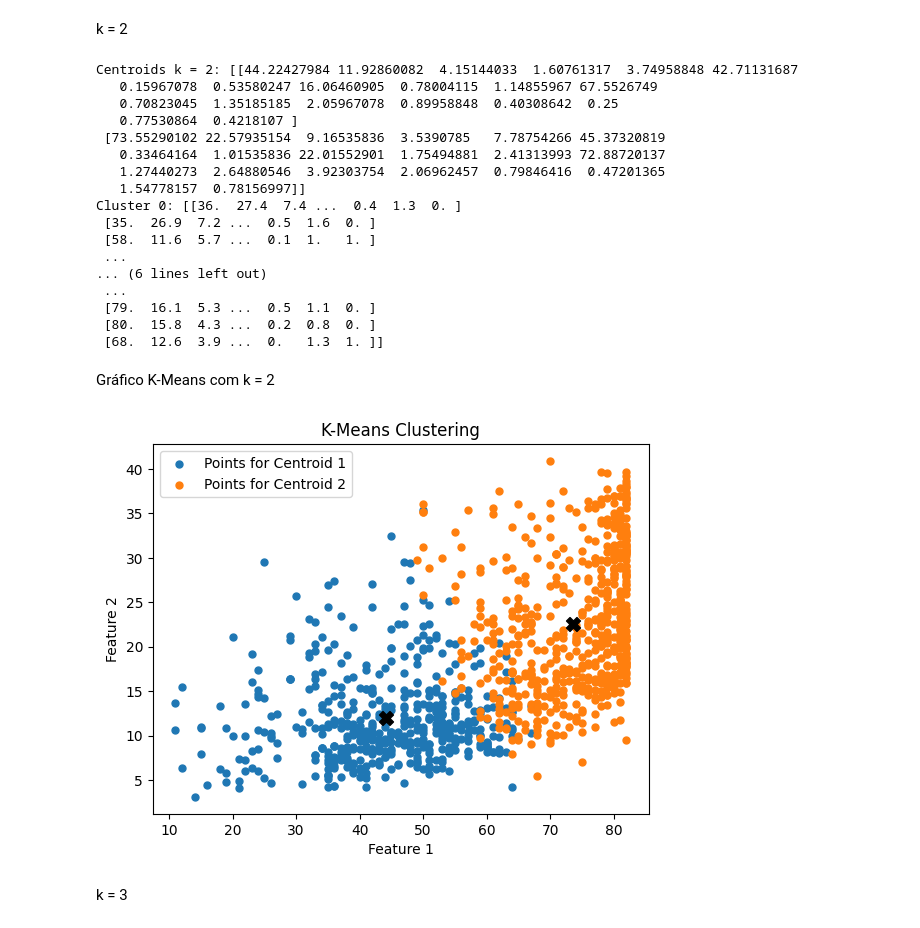
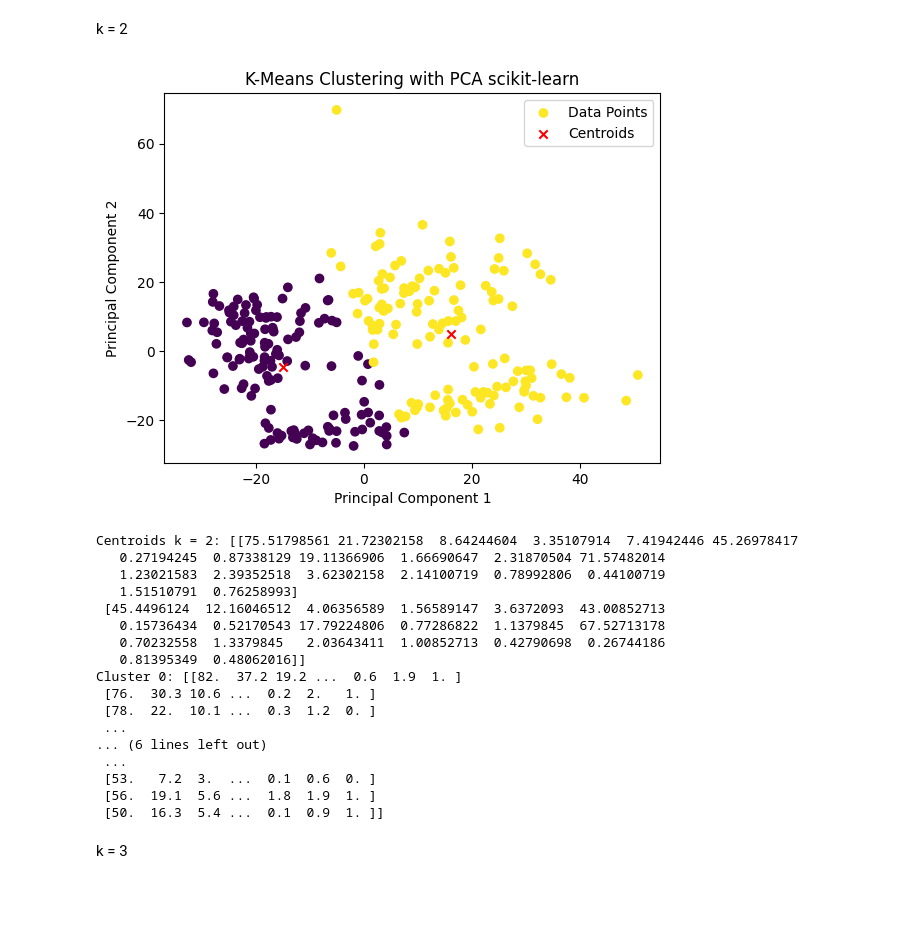
Before and after one commit to BellaVignoli/TP2_IA, a Jupyter notebook: TP2.ipynb, the cells around one changed output. Drawn from its saved outputs; the diff is of its cells as text; code cells hidden in the pictures; blank space fills up the shorter version.

```diff
--- a/TP2.ipynb
+++ b/TP2.ipynb
@@ -252,22 +268,0 @@ Plotagem dos gŕaficos de K-Means
-# %%
-def plot_clusters(centroids, clusters):
-    colors = ['b', 'g', 'r', 'c', 'm', 'y', 'k']
-
-    for i, cluster in enumerate(clusters):
-        # Plotting the points in the cluster
-        plt.scatter(cluster[:, 0], cluster[:, 1], s=25, label=f'Points for Centroid {i+1}')
-
-        # Plotting the centroid of the cluster
-        plt.scatter(centroids[i, 0], centroids[i, 1], c='black', s=100, marker='X')
-
-    plt.xlabel('Feature 1')
-    plt.ylabel('Feature 2')
-    plt.title('K-Means Clustering')
-    plt.legend()
-    plt.show()
-
-centroids, clusters = k_means(treino.values, 2)
-plot_clusters(centroids, clusters)
-
-centroids, clusters = k_means(treino.values, 3)
-plot_clusters(centroids, clusters)
@@ -283,42 +275,51 @@ def k_means(X, k, max_iterations=100):
     kmeans_model = KMeans(n_clusters=k, max_iter=max_iterations)
     kmeans_model.fit(X)
     centroids = kmeans_model.cluster_centers_
-    labels = kmeans_model.labels_
+    labels = kmeans_model.predict(X)  # Calculate labels using predict method
     clusters = [X[labels == i] for i in range(k)]
 
+    colors = ['b', 'g', 'r', 'c', 'm', 'y', 'k']
+
+    pca = PCA(n_components=2)
+    test_data_pca = pca.fit_transform(X)
+    centroids_pca = pca.transform(centroids)
+
+    plt.scatter(test_data_pca[:, 0], test_data_pca[:, 1], c=labels, label='Data Points')
+    plt.scatter(centroids_pca[:, 0], centroids_pca[:, 1], c='red', marker='x', label='Centroids')
+    plt.xlabel('Principal Component 1')
+    plt.ylabel('Principal Component 2')
+    plt.title('K-Means Clustering with PCA scikit-learn')
+    plt.legend()
+    plt.show()
+
     return centroids, clusters
 # %% [markdown]
 k = 2
 # %%
-centroids, clusters = k_means(treino.values, 2)
+centroids, clusters = k_means(teste.values, 2)
 
 print("Centroids k = 2:", centroids)
 for i, cluster in enumerate(clusters):
     print(f"Cluster {i}: {cluster}")
 # %% [output]
+[figure, added]
-Centroids k = 2: [[44.22427984 11.92860082  4.15144033  1.60761317  3.74958848 42.71131687
-   0.15967078  0.53580247 16.06460905  0.78004115  1.14855967 67.5526749
-   0.70823045  1.35185185  2.05967078  0.89958848  0.40308642  0.25
-   0.77530864  0.4218107 ]
- [73.55290102 22.57935154  9.16535836  3.5390785   7.78754266 45.37320819
-   0.33464164  1.01535836 22.01552901  1.75494881  2.41313993 72.88720137
-   1.27440273  2.64880546  3.92303754  2.06962457  0.79846416  0.47201365
-   1.54778157  0.78156997]]
-Cluster 0: [[36.  27.4  7.4 ...  0.4  1.3  0. ]
- [35.  26.9  7.2 ...  0.5  1.6  0. ]
- [58.  11.6  5.7 ...  0.1  1.   1. ]
+Centroids k = 2: [[75.51798561 21.72302158  8.64244604  3.35107914  7.41942446 45.26978417
+   0.27194245  0.87338129 19.11366906  1.66690647  2.31870504 71.57482014
+   1.23021583  2.39352518  3.62302158  2.14100719  0.78992806  0.44100719
+   1.51510791  0.76258993]
+ [45.4496124  12.16046512  4.06356589  1.56589147  3.6372093  43.00852713
+   0.15736434  0.52170543 17.79224806  0.77286822  1.1379845  67.52713178
+   0.70232558  1.3379845   2.03643411  1.00852713  0.42790698  0.26744186
+   0.81395349  0.48062016]]
+Cluster 0: [[82.  37.2 19.2 ...  0.6  1.9  1. ]
+ [76.  30.3 10.6 ...  0.2  2.   1. ]
+ [78.  22.  10.1 ...  0.3  1.2  0. ]
  ...
 ... (6 lines left out)
  ...
- [79.  16.1  5.3 ...  0.5  1.1  0. ]
- [80.  15.8  4.3 ...  0.2  0.8  0. ]
- [68.  12.6  3.9 ...  0.   1.3  1. ]]
+ [53.   7.2  3.  ...  0.1  0.6  0. ]
+ [56.  19.1  5.6 ...  1.8  1.9  1. ]
+ [50.  16.3  5.4 ...  0.1  0.9  1. ]]
-# %% [markdown]
-Gráfico K-Means com k = 2
-# %%
-plot_clusters(centroids, clusters)
-# %% [output]
-[figure, removed]
 # %% [markdown]
 k = 3
 # %%
```
Also changed, not shown: parts of 9 cells of this notebook.
